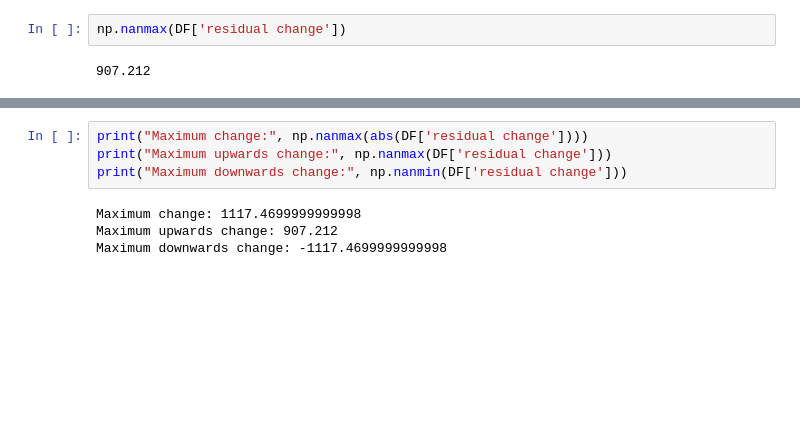
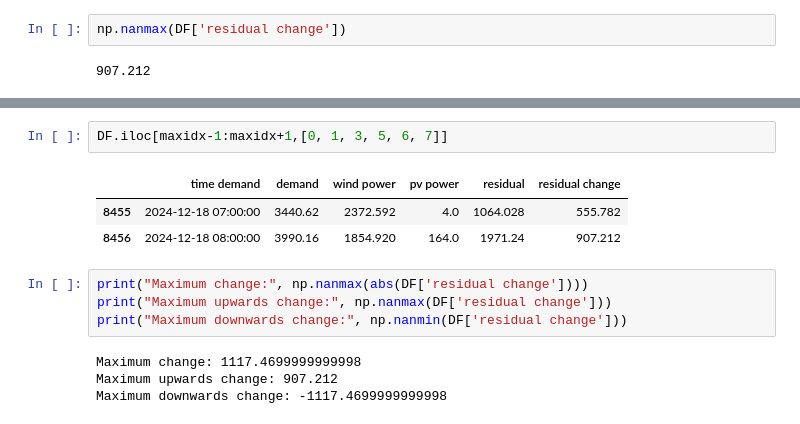
Before and after one commit to avaveriksen/ireland-grid-project, a Jupyter notebook: time-series-analysis/time-series-analysis.ipynb, the cells around one changed output, grey strips where cells are left out. Saved outputs shown, nothing was run; the diff lists cells and outputs as text; blank space fills up the shorter version.

```diff
--- a/time-series-analysis/time-series-analysis.ipynb
+++ b/time-series-analysis/time-series-analysis.ipynb
@@ -481,3 +462,9 @@ DF[maxidx-1:maxidx+2]
+# %%
+DF.iloc[maxidx-1:maxidx+1,[0, 1, 3, 5, 6, 7]]
+# %% [output]
+|  | time demand | demand | wind power | pv power | residual | residual change |
+| 8455 | 2024-12-18 07:00:00 | 3440.62 | 2372.592 | 4.0 | 1064.028 | 555.782 |
+| 8456 | 2024-12-18 08:00:00 | 3990.16 | 1854.920 | 164.0 | 1971.24 | 907.212 |
 # %%
 print("Maximum change:", np.nanmax(abs(DF['residual change'])))
 print("Maximum upwards change:", np.nanmax(DF['residual change']))
```
Also changed, not shown: parts of 4 cells of this notebook, 3 other files.
